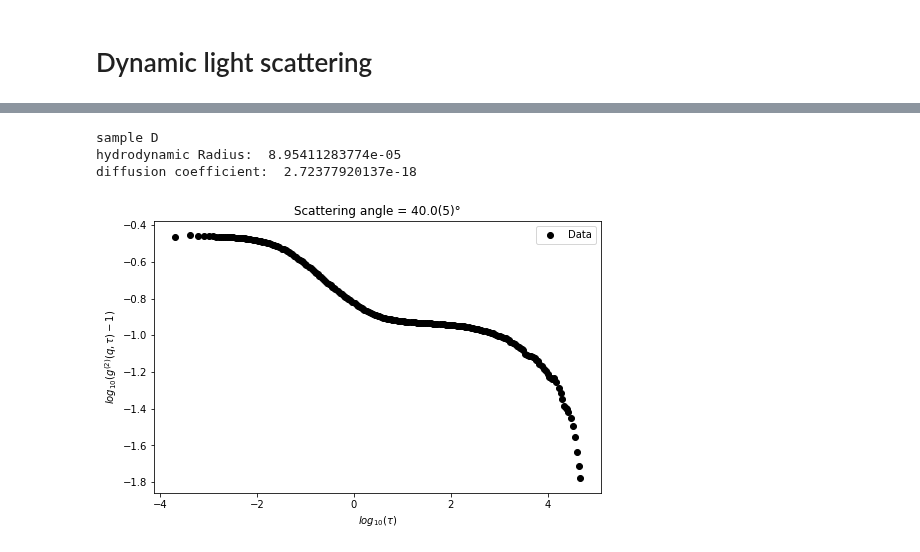
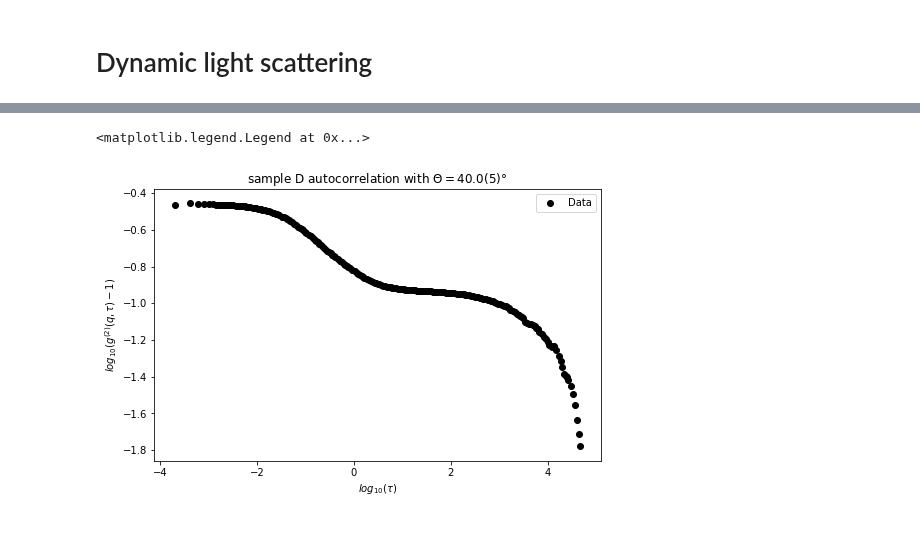
Before and after one commit to NlKLas/PyRePo, a Jupyter notebook: V61.ipynb, the cells around one changed output, grey strips where cells are left out. Saved outputs shown, nothing was run; the diff lists cells and outputs as text; code cells hidden in the pictures.

```diff
--- a/V61.ipynb
+++ b/V61.ipynb
@@ -351,6 +351,8 @@ for i in range(len(angles_A)):
     t = np.linspace((min(data_A_cor[i][0])),(max(data_A_cor[i][0])),100)
     ax[i//di][i%di].scatter(np.log10(data_A_cor[i][0]),np.log10((data_A_cor[i][1])),c="black",label="Data")
     ax[i//di][i%di].plot(np.log10(t),np.log10(g_2(t,*popt)),c="green",label="Fit")
+    ax[i//di][i%di].plot(np.log10(t),np.log10(g_2(t,*popt)),lw=0,label=r"$D_0=%0.2e \ \frac{m^2}{s} $"%d0)
+    ax[i//di][i%di].plot(np.log10(t),np.log10(g_2(t,*popt)),lw=0,label="$a_H=%0.1f nm$"%(ah*10**9))
     ax[i//di][i%di].set_xlabel(r'$log_{10}(\tau)$')
     ax[i//di][i%di].set_ylabel(r'$log_{10}({g^{(2)}(q,\tau)-1})$')
     ax[i//di][i%di].set_title('sample A autocorrelation with $\Theta = %.1f(5)°$'%(np.floor(angles_A[i])))
@@ -362,6 +364,6 @@ ax[4][2].set_visible(False)
 ah_A_mean = sum(ah_A)/len(angles_A)
 D0_A_mean = sum(D0_A)/len(angles_A)
 print("sample A")
-print("hydrodynamic Radius: ",ah_A_mean)
-print("diffusion coefficient: ",D0_A_mean)
+print("averaged hydrodynamic Radius: ",(ah_A_mean*10**9)," nm")
+print("averaged diffusion coefficient: ",D0_A_mean," m^2/s")
 # %% [output]
@@ -462,38 +471,36 @@ diffusion coefficient:  6.04052369548e-15
 D0_D_mean = 0
 ah_D_mean = 0
 
 fig,ax = plt.subplots(figsize=(8,5))
 
 #cut of the noises at the end
 i=0
 for x in data_D_cor[0][1]:
     if(x<0.01):
         break
     i+=1
 data_D_cor[0][1] = data_D_cor[0][1][:i]
 data_D_cor[0][0] = data_D_cor[0][0][:i]
 
 popt, pcov = curve_fit(ln_g_2,(data_D_cor[0][0]),np.log(np.abs(data_D_cor[0][1])),p0=[-1,1,-1])
 d0 = -popt[0]/(q_D**2)
 D0_D_mean = d0
 ah = k_b*T/(6*np.pi*η*d0)
 ah_D_mean = ah
 
 #Plot der Fits
 t = np.linspace((min(data_D_cor[0][0])),(max(data_D_cor[0][0])),100)
 ax.scatter(np.log10(data_D_cor[0][0]),np.log10((data_D_cor[0][1])),c="black",label="Data")
 #ax.plot(np.log10(t),np.log10(g_2(t,*popt)),c="green",label="Fit")
 ax.set_xlabel(r'$log_{10}(\tau)$')
 ax.set_ylabel(r'$log_{10}({g^{(2)}(q,\tau)-1})$')
-ax.set_title('Scattering angle = %.1f(5)°'%(np.floor(angle_D)))
+ax.set_title('sample D autocorrelation with $\Theta = %.1f(5)°$'%(np.floor(angle_C)))
 ax.legend(loc="best")
 
 
-print("sample D")
-print("hydrodynamic Radius: ",ah_D_mean)
-print("diffusion coefficient: ",D0_D_mean)
+#print("sample D")
+#print("hydrodynamic Radius: ",ah_D_mean)
+#print("diffusion coefficient: ",D0_D_mean)
 # %% [output]
-sample D
-hydrodynamic Radius:  8.95411283774e-05
-diffusion coefficient:  2.72377920137e-18
+<matplotlib.legend.Legend at 0x...>
-[figure, old version]
+[figure, new version]
```
Also changed, not shown: parts of 3 cells of this notebook.
